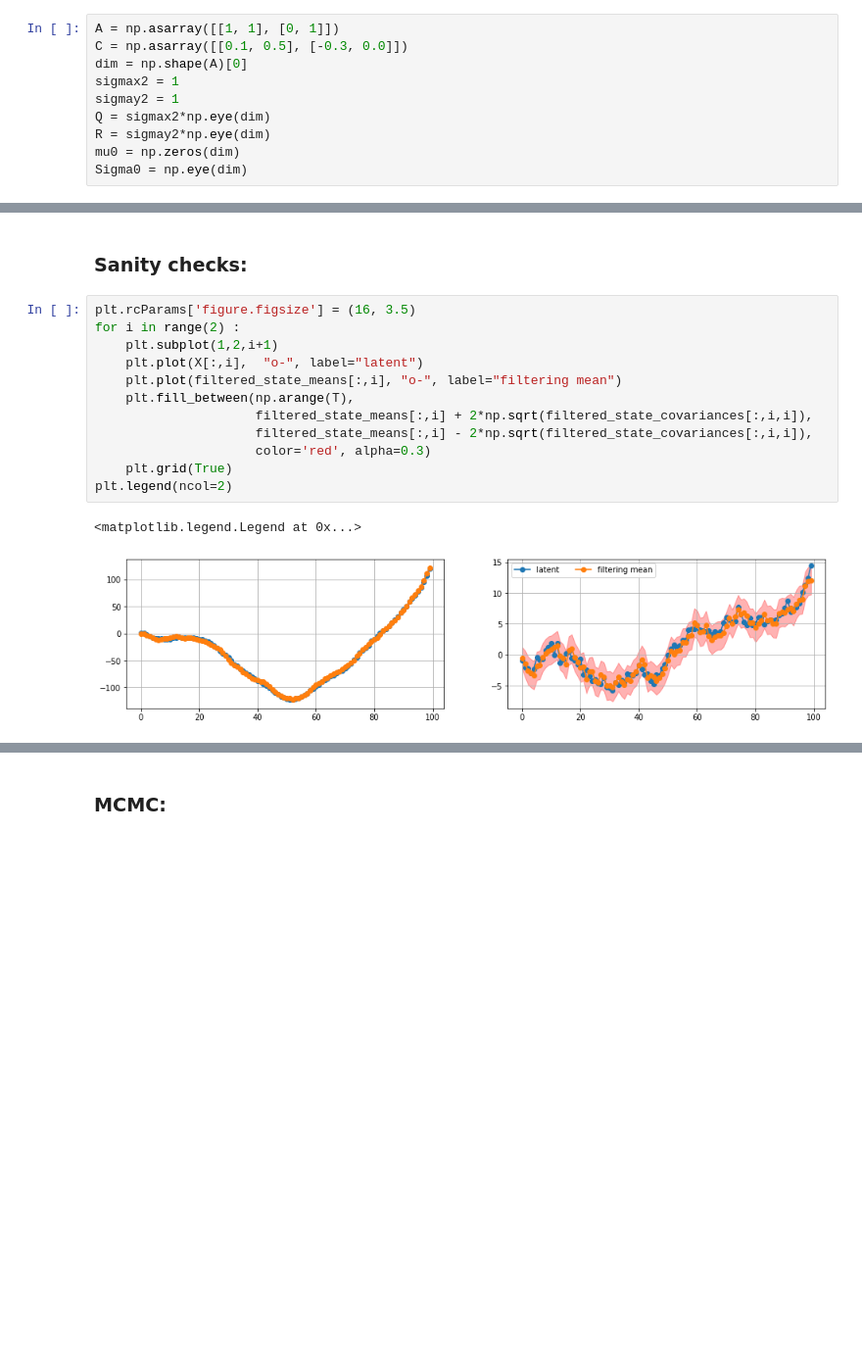
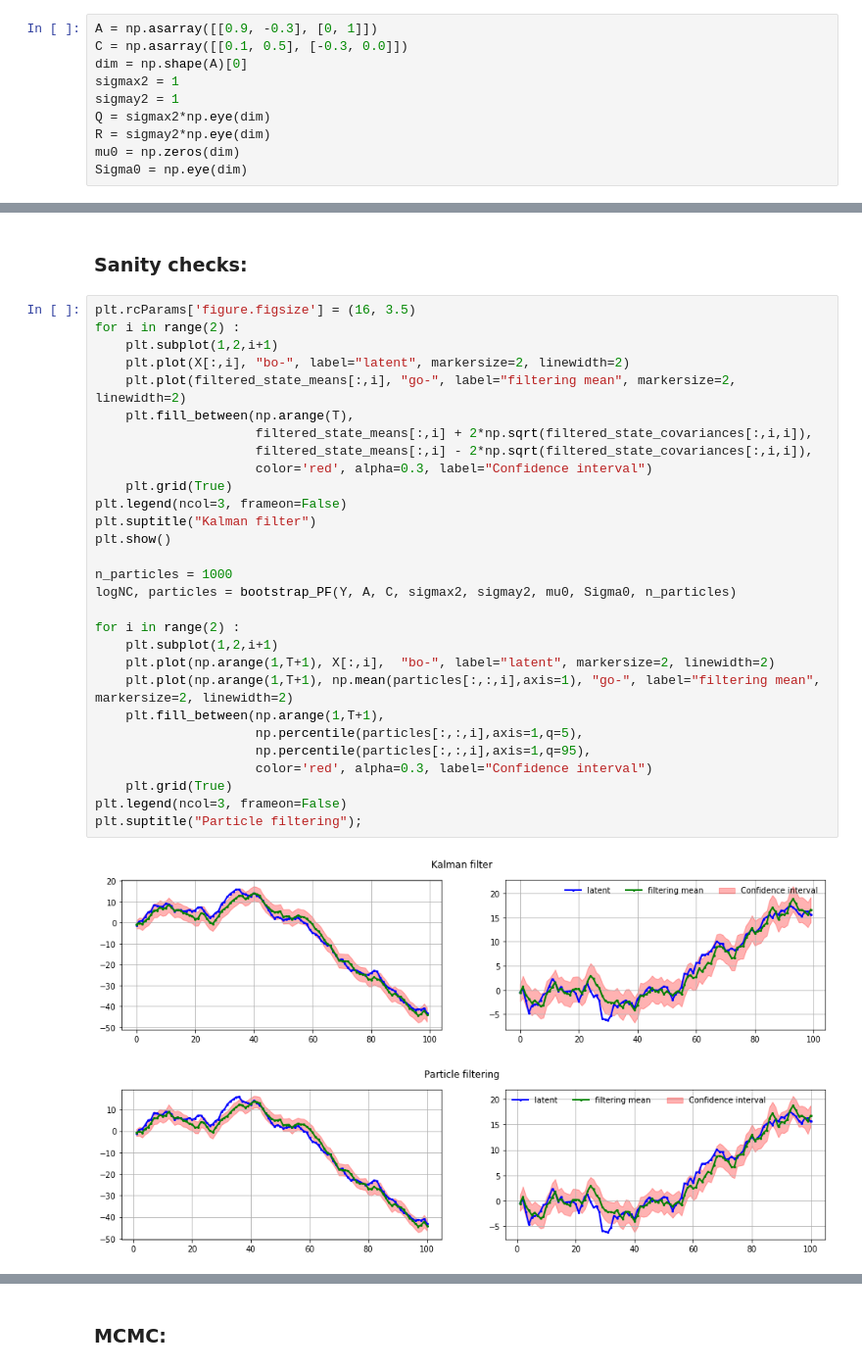
Before and after one commit to deborsheesen/DC-BATS-deborshee, a Jupyter notebook: linear_Gaussian_HMM/kalman.ipynb, the cells around one changed output, grey strips where cells are left out. Shown at 98% size. Saved outputs shown, nothing was run; the diff lists cells and outputs as text; blank space fills up the shorter version.

```diff
--- a/linear_Gaussian_HMM/kalman.ipynb
+++ b/linear_Gaussian_HMM/kalman.ipynb
@@ -20,7 +20,7 @@ from pylab import plot, show, legend
 from tqdm import trange
 from kalman import *
 # %%
-A = np.asarray([[1, 1], [0, 1]])
+A = np.asarray([[0.9, -0.3], [0, 1]])
 C = np.asarray([[0.1, 0.5], [-0.3, 0.0]])
 dim = np.shape(A)[0]
 sigmax2 = 1
@@ -45,16 +45,33 @@ kf = KalmanFilter(initial_state_mean=mu0,
 # %%
 plt.rcParams['figure.figsize'] = (16, 3.5)
 for i in range(2) :
     plt.subplot(1,2,i+1)
-    plt.plot(X[:,i],  "o-", label="latent")
-    plt.plot(filtered_state_means[:,i], "o-", label="filtering mean")
+    plt.plot(X[:,i], "bo-", label="latent", markersize=2, linewidth=2)
+    plt.plot(filtered_state_means[:,i], "go-", label="filtering mean", markersize=2, linewidth=2)
     plt.fill_between(np.arange(T),
                      filtered_state_means[:,i] + 2*np.sqrt(filtered_state_covariances[:,i,i]),
                      filtered_state_means[:,i] - 2*np.sqrt(filtered_state_covariances[:,i,i]),
-                     color='red', alpha=0.3)
+                     color='red', alpha=0.3, label="Confidence interval")
     plt.grid(True)
-plt.legend(ncol=2)
+plt.legend(ncol=3, frameon=False)
+plt.suptitle("Kalman filter")
+plt.show()
+
+n_particles = 1000
+logNC, particles = bootstrap_PF(Y, A, C, sigmax2, sigmay2, mu0, Sigma0, n_particles)
+
+for i in range(2) :
+    plt.subplot(1,2,i+1)
+    plt.plot(np.arange(1,T+1), X[:,i],  "bo-", label="latent", markersize=2, linewidth=2)
+    plt.plot(np.arange(1,T+1), np.mean(particles[:,:,i],axis=1), "go-", label="filtering mean", markersize=2, linewidth=2)
+    plt.fill_between(np.arange(1,T+1),
+                     np.percentile(particles[:,:,i],axis=1,q=5),
+                     np.percentile(particles[:,:,i],axis=1,q=95),
+                     color='red', alpha=0.3, label="Confidence interval")
+    plt.grid(True)
+plt.legend(ncol=3, frameon=False)
+plt.suptitle("Particle filtering");
 # %% [output]
-<matplotlib.legend.Legend at 0x...>
-[figure, old version]
+[figure, new version]
+[figure, added]
 # %%
```
Also changed, not shown: parts of 11 cells of this notebook, 4 other files.
